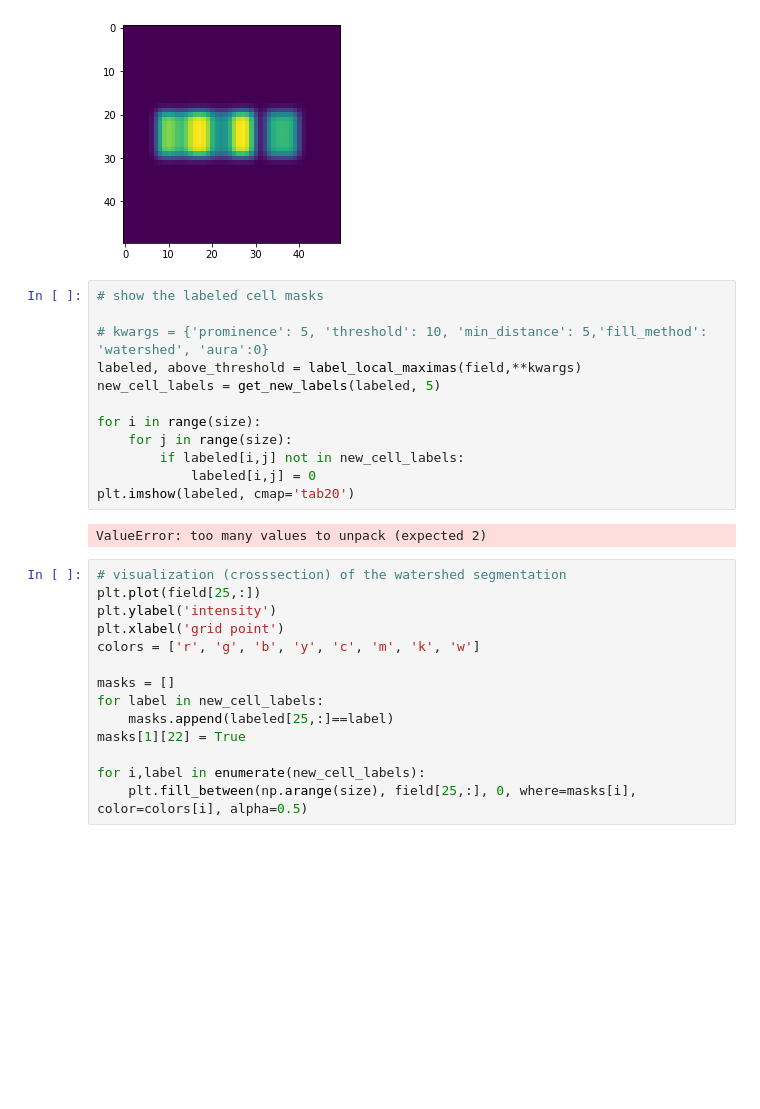
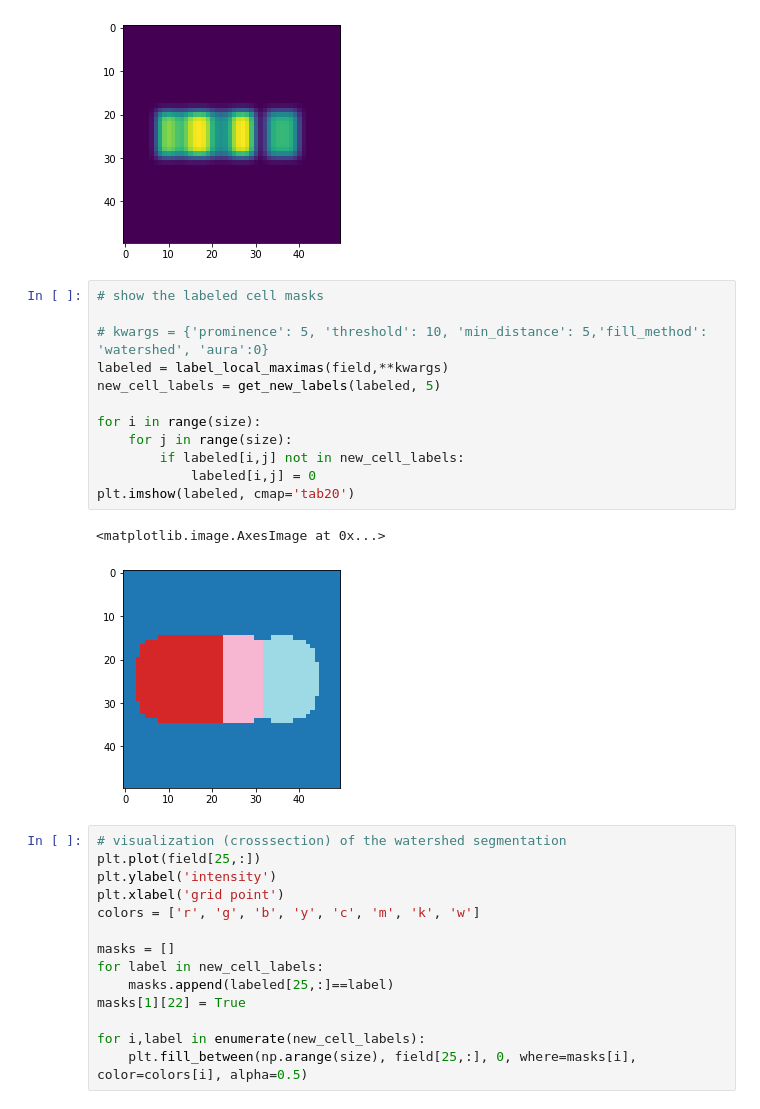
Before and after one commit to KillianBrennan/cell_tracker, a Jupyter notebook: working_principle.ipynb, the cells around one changed output. Drawn from its saved outputs; the diff is of its cells as text; blank space fills up the shorter version.

Commit message:
Fix ValueError in working_principle.ipynb

```diff
--- a/working_principle.ipynb
+++ b/working_principle.ipynb
@@ -147,17 +147,18 @@ plt.imshow(field)
 # %%
 # show the labeled cell masks
 
 # kwargs = {'prominence': 5, 'threshold': 10, 'min_distance': 5,'fill_method': 'watershed', 'aura':0}
-labeled, above_threshold = label_local_maximas(field,**kwargs)
+labeled = label_local_maximas(field,**kwargs)
 new_cell_labels = get_new_labels(labeled, 5)
 
 for i in range(size):
     for j in range(size):
         if labeled[i,j] not in new_cell_labels:
             labeled[i,j] = 0
 plt.imshow(labeled, cmap='tab20')
 # %% [output]
-ValueError: too many values to unpack (expected 2)
+<matplotlib.image.AxesImage at 0x...>
+[figure, added]
 # %%
 # visualization (crosssection) of the watershed segmentation
 plt.plot(field[25,:])
```
